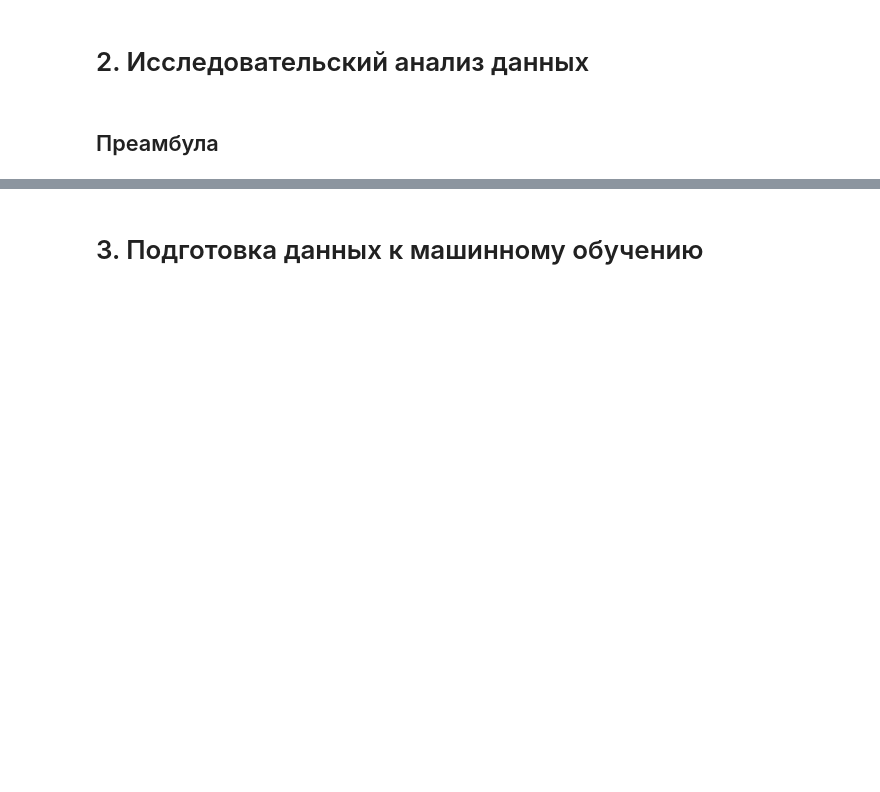
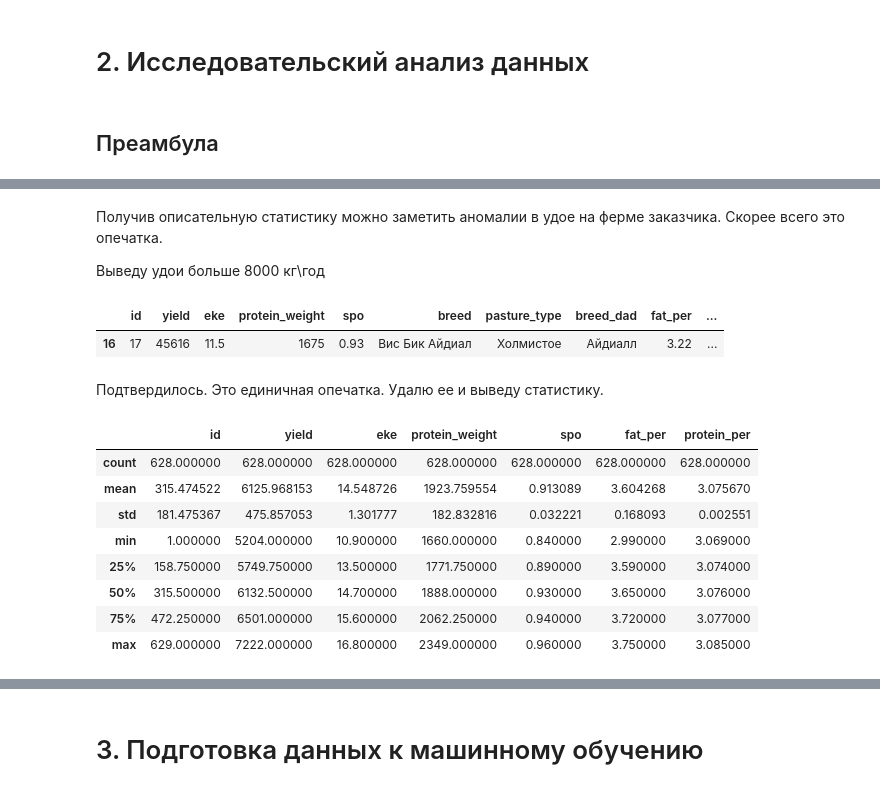
Before and after one commit to kapa6ac/project2, a Jupyter notebook: happy_farm/ds85_ML_v1.ipynb, the cells around one changed output, grey strips where cells are left out. Cells and saved outputs as stored; diff of their text form; code cells hidden in the pictures; blank space fills up the shorter version.

```diff
--- a/happy_farm/ds85_ML_v1.ipynb
+++ b/happy_farm/ds85_ML_v1.ipynb
@@ -241,3 +246,0 @@ print(f'В df_dad найдено дубликатов: {df_dad.duplicated().sum(
-# %%
-df_cow = df_cow.drop_duplicates()
-df_main = df_main.drop_duplicates()
@@ -246,0 +276,2 @@ df_main = df_main.drop_duplicates()
+# %%
+df_main.loc[df_main['pasture_type'] == 'Равнинные', 'pasture_type'] = 'Равнинное'
@@ -252,0 +310,24 @@ df_main = df_main.drop_duplicates()
+# %% [markdown]
+Получив описательную статистику можно заметить аномалии в удое на ферме заказчика. Скорее всего это опечатка.
+
+Выведу удои больше 8000 кг\год
+# %%
+display(df_main[df_main['yield'] > 8000])
+# %% [output]
+|  | id | yield | eke | protein_weight | spo | breed | pasture_type | breed_dad | fat_per | ... |
+| 16 | 17 | 45616 | 11.5 | 1675 | 0.93 | Вис Бик Айдиал | Холмистое | Айдиалл | 3.22 | ... |
+# %% [markdown]
+Подтвердилось. Это единичная опечатка. Удалю ее  и выведу статистику.
+# %%
+df_main = df_main.drop(df_main[df_main['yield'] > 8000].index)
+df_main.describe()
+# %% [output]
+|  | id | yield | eke | protein_weight | spo | fat_per | protein_per |
+| count | 628.000000 | 628.000000 | 628.000000 | 628.000000 | 628.000000 | 628.000000 | 628.000000 |
+| mean | 315.474522 | 6125.968153 | 14.548726 | 1923.759554 | 0.913089 | 3.604268 | 3.075670 |
+| std | 181.475367 | 475.857053 | 1.301777 | 182.832816 | 0.032221 | 0.168093 | 0.002551 |
+| min | 1.000000 | 5204.000000 | 10.900000 | 1660.000000 | 0.840000 | 2.990000 | 3.069000 |
+| 25% | 158.750000 | 5749.750000 | 13.500000 | 1771.750000 | 0.890000 | 3.590000 | 3.074000 |
+| 50% | 315.500000 | 6132.500000 | 14.700000 | 1888.000000 | 0.930000 | 3.650000 | 3.076000 |
+| 75% | 472.250000 | 6501.000000 | 15.600000 | 2062.250000 | 0.940000 | 3.720000 | 3.077000 |
+| max | 629.000000 | 7222.000000 | 16.800000 | 2349.000000 | 0.960000 | 3.750000 | 3.085000 |
```
Also changed, not shown: parts of 19 cells of this notebook.
